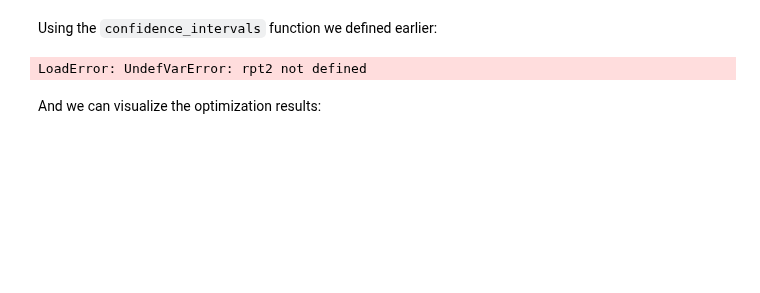
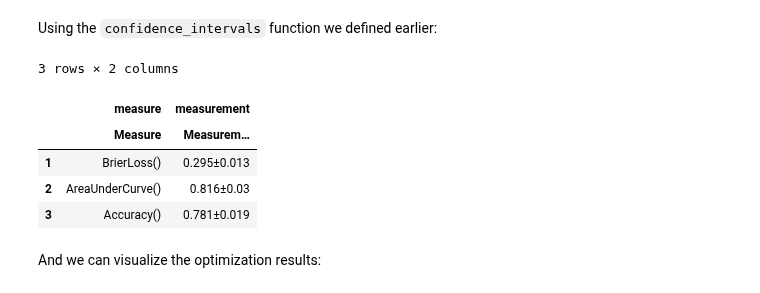
Before and after one commit to JuliaAI/MLJ.jl, a Jupyter notebook: examples/telco/notebook.ipynb, the cells around one changed output. Cells and saved outputs as stored; diff of their text form; code cells hidden in the pictures; blank space fills up the shorter version.

```diff
--- a/examples/telco/notebook.ipynb
+++ b/examples/telco/notebook.ipynb
@@ -911,9 +1064,14 @@ LoadError: UndefVarError: best_booster not defined
 Using the `confidence_intervals` function we defined earlier:
 # %%
 e_best = rpt2.best_history_entry
-confidence_intervals(e_best) |> DataFrames.DataFrame # for pretty printing
+confidence_intervals(e_best)
 # %% [output]
-LoadError: UndefVarError: rpt2 not defined
+3 rows × 2 columns
+|  | measure | measurement |
+|  | Measure | Measurem… |
+| 1 | BrierLoss() | 0.295±0.013 |
+| 2 | AreaUnderCurve() | 0.816±0.03 |
+| 3 | Accuracy() | 0.781±0.019 |
 # %% [markdown]
 And we can visualize the optimization results:
 # %%
```
Also changed, not shown: parts of 56 cells of this notebook, 4 other files.
